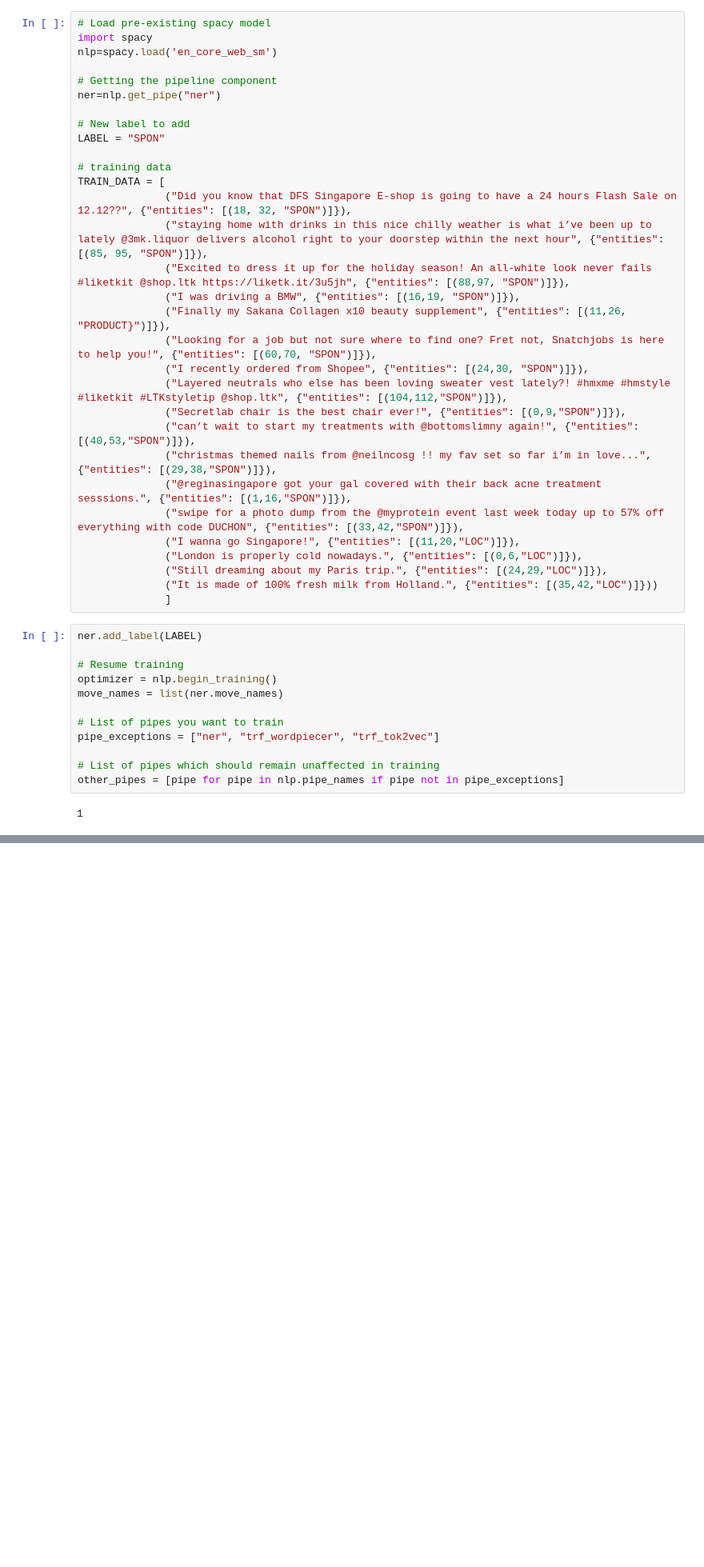
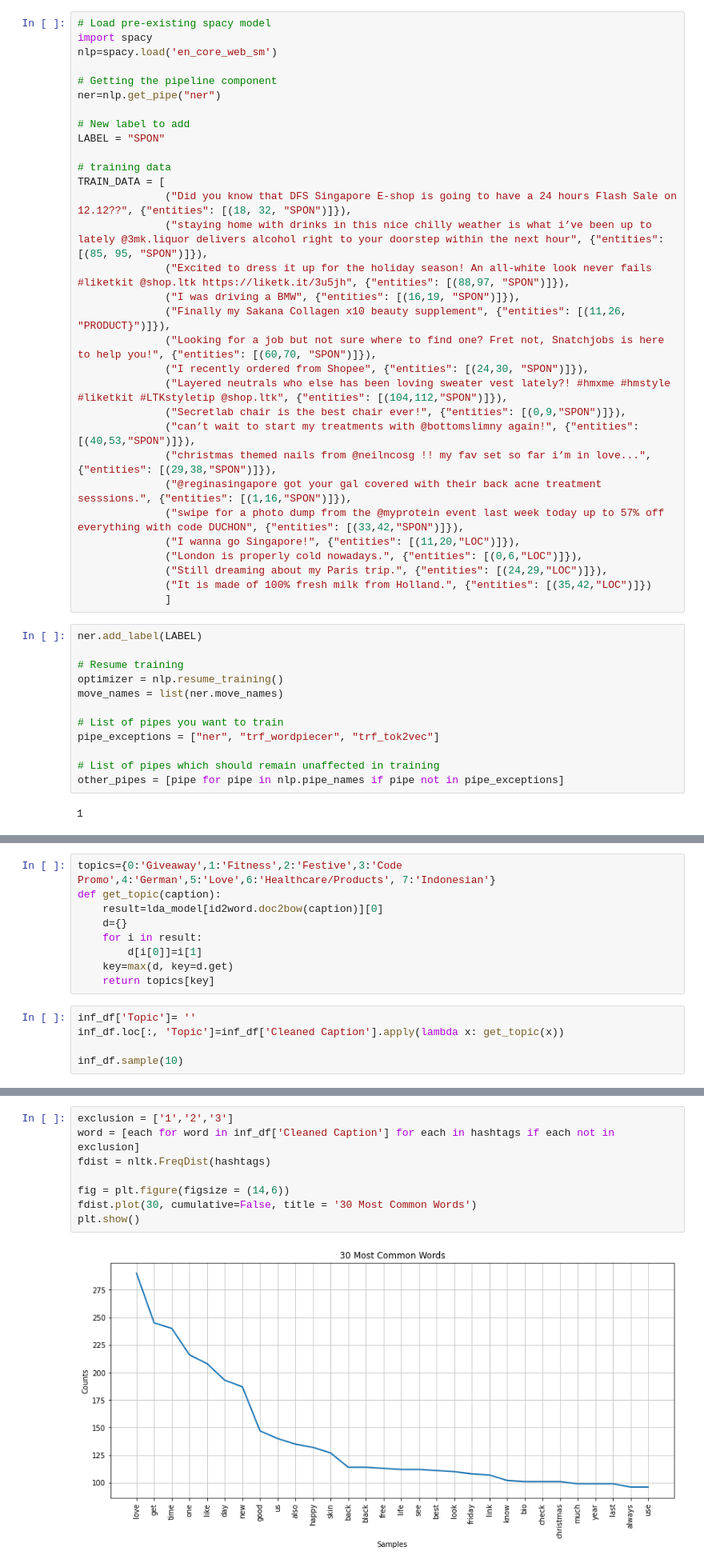
Before and after one commit to calvenjs/NLP-Influencers-Analysis, a Jupyter notebook: instagram-influencers-analysis.ipynb, the cells around one changed output, grey strips where cells are left out. Shown at 80% size. Cells and saved outputs as stored; diff of their text form; blank space fills up the shorter version.

```diff
--- a/instagram-influencers-analysis.ipynb
+++ b/instagram-influencers-analysis.ipynb
@@ -394,13 +406,13 @@ TRAIN_DATA = [
               ("I wanna go Singapore!", {"entities": [(11,20,"LOC")]}),
               ("London is properly cold nowadays.", {"entities": [(0,6,"LOC")]}),
               ("Still dreaming about my Paris trip.", {"entities": [(24,29,"LOC")]}),
-              ("It is made of 100% fresh milk from Holland.", {"entities": [(35,42,"LOC")]}))
+              ("It is made of 100% fresh milk from Holland.", {"entities": [(35,42,"LOC")]})
               ]
 # %%
 ner.add_label(LABEL)
 
 # Resume training
-optimizer = nlp.begin_training()
+optimizer = nlp.resume_training()
 move_names = list(ner.move_names)
 
 # List of pipes you want to train
@@ -485,0 +563,14 @@ ORGANIZATION VillagePipolLoveAtTheEndOfTheWorld
+# %%
+topics={0:'Giveaway',1:'Fitness',2:'Festive',3:'Code Promo',4:'German',5:'Love',6:'Healthcare/Products', 7:'Indonesian'}
+def get_topic(caption):
+    result=lda_model[id2word.doc2bow(caption)][0]
+    d={}
+    for i in result:
+        d[i[0]]=i[1]
+    key=max(d, key=d.get)
+    return topics[key]
+# %%
+inf_df['Topic']= ''
+inf_df.loc[:, 'Topic']=inf_df['Cleaned Caption'].apply(lambda x: get_topic(x))
+
+inf_df.sample(10)
@@ -487,0 +594,10 @@ ORGANIZATION VillagePipolLoveAtTheEndOfTheWorld
+# %%
+exclusion = ['1','2','3']
+word = [each for word in inf_df['Cleaned Caption'] for each in hashtags if each not in exclusion]
+fdist = nltk.FreqDist(hashtags)
+
+fig = plt.figure(figsize = (14,6))
+fdist.plot(30, cumulative=False, title = '30 Most Common Words')
+plt.show()
+# %% [output]
+[figure, added]
```
Also changed, not shown: parts of 19 cells of this notebook.
